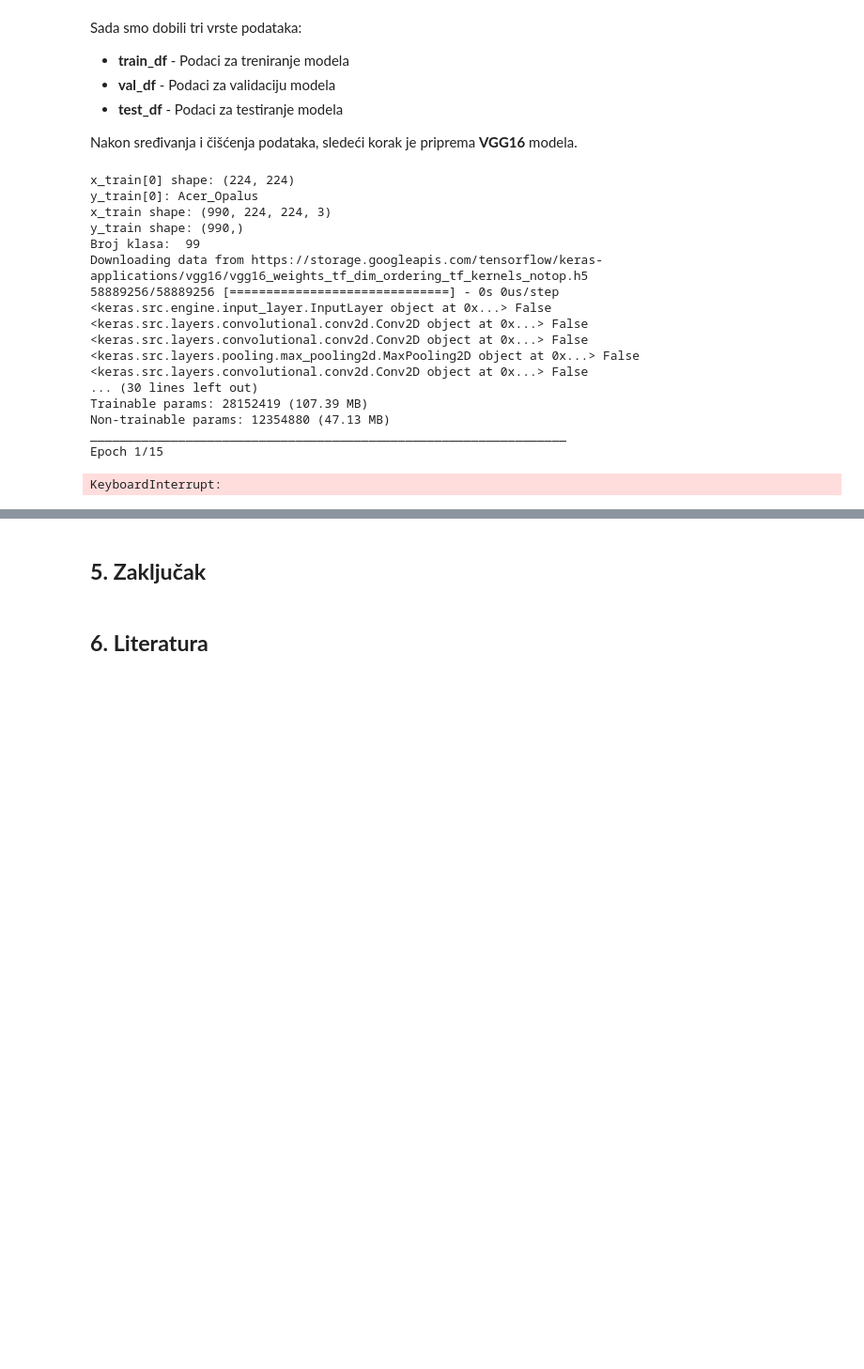
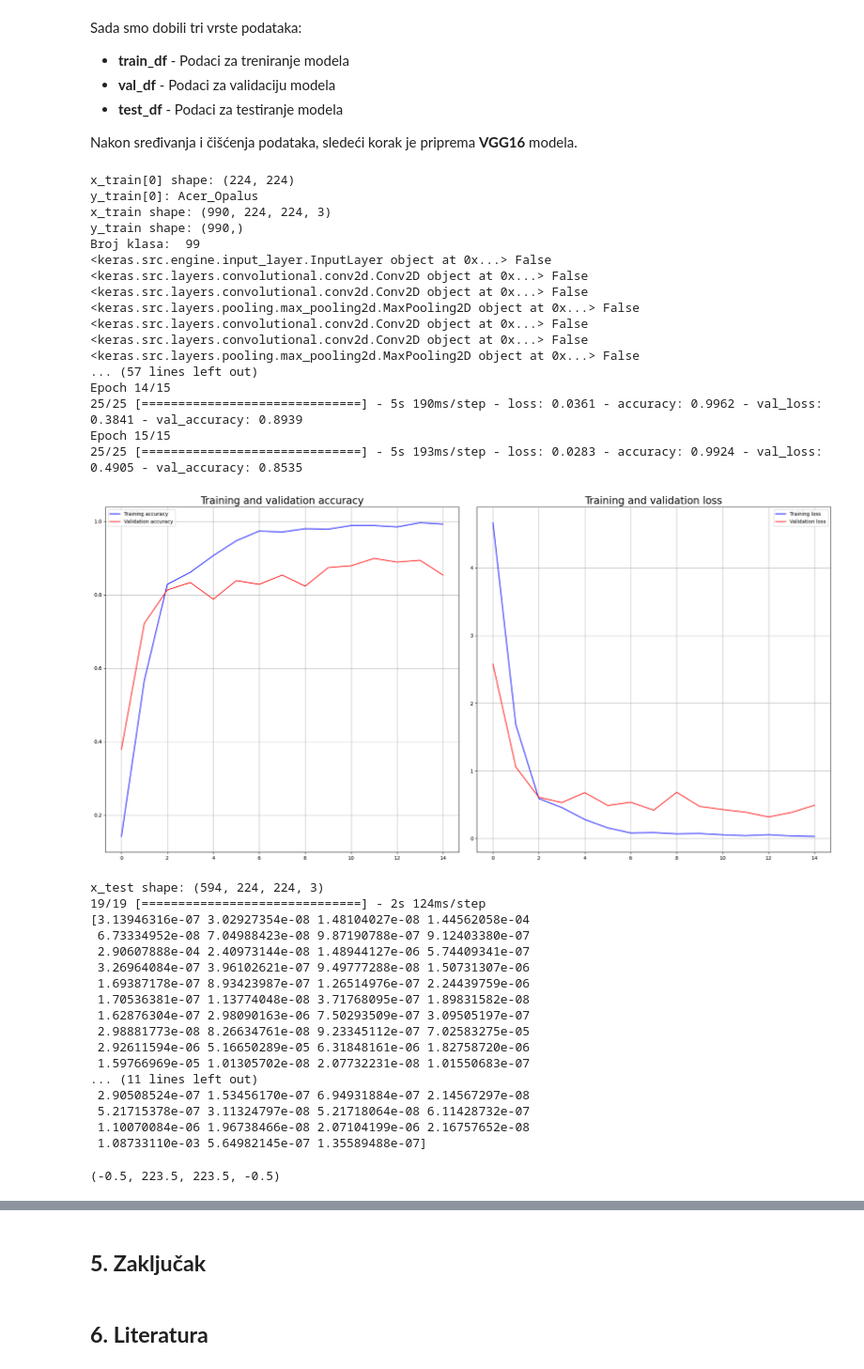
Before and after one commit to DjordjeRadovanovic/PPPO_Projekat_IT39_2020, a Jupyter notebook: PPPO_Projekat_IT39_2020.ipynb, the cells around one changed output, grey strips where cells are left out. Shown at 94% size. Drawn from its saved outputs; the diff is of its cells as text; code cells hidden in the pictures; blank space fills up the shorter version.

```diff
--- a/PPPO_Projekat_IT39_2020.ipynb
+++ b/PPPO_Projekat_IT39_2020.ipynb
@@ -195,23 +90,24 @@ Nakon sređivanja i čišćenja podataka, sledeći korak je priprema **VGG16** m
 import keras
 import pandas as pd
 import numpy as np
-#from sklearn.model_selection import train_test_split
 from sklearn.preprocessing import LabelEncoder
 from keras.applications import VGG16
 from keras.models import Model
 from keras.layers import Dense, Flatten, Dropout
 from keras.optimizers import Adam
-#from keras.applications.vgg16 import preprocess_input
-#from keras.preprocessing import image
 import os
 from PIL import Image
 import matplotlib.pyplot as plt
+
+########################################################################
 
 # Učitavanje podataka iz train.csv u train_df DataFrame
 train_df = pd.read_csv('train.csv')
 
 # Definisanje direktorijuma sa slikama
 img_dir = 'images/'
+
+########################################################################
 
 # Učitavanje i predprocesiranje slika
 def load_and_preprocess_image(image_path):
@@ -220,6 +116,8 @@ def load_and_preprocess_image(image_path):
     img_array = np.asarray(img)
     img_array = img_array / 255.0
     return img_array
+
+########################################################################
 
 # Kreiranje listi sa podacima za treniranje modela
 x_train = []
@@ -240,9 +138,13 @@ for index, row in train_df.iterrows():
     # Dodavanje klase u y_train listu
     y_train.append(species)
 
+########################################################################
+
 # Provera x_train i y_train
 print('x_train[0] shape:', x_train[0].shape)
 print('y_train[0]:', y_train[0])
+
+########################################################################
 
 x_new = []
 for image in x_train:
@@ -253,14 +155,20 @@ x_train = np.array(x_new)
 # Konverzija x_train u odgovarajući oblik - iz (990, 224, 224) u (990, 224, 224, 3)
 x_train = np.repeat(x_train[..., np.newaxis], 3, axis=-1)
 
+########################################################################
+
 # Transformacija labela u numeričke vrednosti, za output
-classes = y_train   #Da bismo sačuvali nazive klasa
+classes_names = sorted(set(y_train)) #Da bismo sačuvali nazive klasa
 y_train = LabelEncoder().fit_transform(y_train)
 y_train = np.array(y_train)
+
+########################################################################
 
 # Prikaz oblika x_train i y_train
 print('x_train shape:', x_train.shape)
 print('y_train shape:', y_train.shape)
+
+########################################################################
 
 # Dobijanje ukupnog broja klasa
 num_classes = train_df['species'].unique().size
@@ -278,6 +186,8 @@ for layer in vgg_conv.layers[:-2]:
 for layer in vgg_conv.layers:
     print(layer, layer.trainable)
 
+########################################################################
+
 # Kreiranje modela - sekvencijalni
 model = keras.Sequential()
 
@@ -293,14 +203,22 @@ model.add(Dense(num_classes, activation='softmax'))
 # Prikazivanje podataka o modelu koji je kreiran
 model.summary()
 
+########################################################################
+
 # Kompilacija modela
 model.compile(optimizer=Adam(learning_rate=0.001), loss='sparse_categorical_crossentropy', metrics=['accuracy'])
+
+########################################################################
 
 # Treniranje modela
 history = model.fit(x_train, y_train, epochs=15, validation_split=0.2, batch_size=32)
 
+########################################################################
+
 # Čuvanje modela
 #model.save('model.keras')
+
+########################################################################
 
 # Krive tačnosti i gubitaka
 acc = history.history['accuracy']
@@ -342,38 +260,66 @@ for index, row in test_df.iterrows():
     id = int(row['id'])                               # bugfix
     img_path = os.path.join(img_dir, f'{id}.jpg')
     img = load_and_preprocess_image(img_path)
     x_test.append(img)
 
 x_new = []
 for image in x_test:
     img_array = np.asarray(image)
     x_new.append(img_array)
 x_test = np.array(x_new)
 
 # Konverzija x_test u odgovarajući oblik - iz (594, 224, 224) u (594, 224, 224, 3)
 x_test = np.repeat(x_test[..., np.newaxis], 3, axis=-1)
 
 # Prikaz oblika x_test
 print('x_test shape:', x_test.shape)
 
 # Klasifikacija novih slika
 y_test = model.predict(x_test)
+
+########################################################################
+
+# Verovatnoće klasa za prvu test sliku
+print(y_test[0])
+
+# Prva test slika
+plt.imshow(x_test[0])
+plt.title(classes_names[np.argmax(y_test[0])])
+plt.axis('off')
 # %% [output]
 x_train[0] shape: (224, 224)
 y_train[0]: Acer_Opalus
 x_train shape: (990, 224, 224, 3)
 y_train shape: (990,)
 Broj klasa:  99
-Downloading data from https://storage.googleapis.com/tensorflow/keras-applications/vgg16/vgg16_weights_tf_dim_ordering_tf_kernels_notop.h5
-58889256/58889256 [==============================] - 0s 0us/step
 <keras.src.engine.input_layer.InputLayer object at 0x...> False
 <keras.src.layers.convolutional.conv2d.Conv2D object at 0x...> False
 <keras.src.layers.convolutional.conv2d.Conv2D object at 0x...> False
 <keras.src.layers.pooling.max_pooling2d.MaxPooling2D object at 0x...> False
 <keras.src.layers.convolutional.conv2d.Conv2D object at 0x...> False
-... (30 lines left out)
-Trainable params: 28152419 (107.39 MB)
-Non-trainable params: 12354880 (47.13 MB)
-_________________________________________________________________
-Epoch 1/15
+<keras.src.layers.convolutional.conv2d.Conv2D object at 0x...> False
+<keras.src.layers.pooling.max_pooling2d.MaxPooling2D object at 0x...> False
+... (57 lines left out)
+Epoch 14/15
+25/25 [==============================] - 5s 190ms/step - loss: 0.0361 - accuracy: 0.9962 - val_loss: 0.3841 - val_accuracy: 0.8939
+Epoch 15/15
+25/25 [==============================] - 5s 193ms/step - loss: 0.0283 - accuracy: 0.9924 - val_loss: 0.4905 - val_accuracy: 0.8535
+[figure, added]
-KeyboardInterrupt:
+x_test shape: (594, 224, 224, 3)
+19/19 [==============================] - 2s 124ms/step
+[3.13946316e-07 3.02927354e-08 1.48104027e-08 1.44562058e-04
+ 6.73334952e-08 7.04988423e-08 9.87190788e-07 9.12403380e-07
+ 2.90607888e-04 2.40973144e-08 1.48944127e-06 5.74409341e-07
+ 3.26964084e-07 3.96102621e-07 9.49777288e-08 1.50731307e-06
+ 1.69387178e-07 8.93423987e-07 1.26514976e-07 2.24439759e-06
+ 1.70536381e-07 1.13774048e-08 3.71768095e-07 1.89831582e-08
+ 1.62876304e-07 2.98090163e-06 7.50293509e-07 3.09505197e-07
+ 2.98881773e-08 8.26634761e-08 9.23345112e-07 7.02583275e-05
+ 2.92611594e-06 5.16650289e-05 6.31848161e-06 1.82758720e-06
+ 1.59766969e-05 1.01305702e-08 2.07732231e-08 1.01550683e-07
+... (11 lines left out)
+ 2.90508524e-07 1.53456170e-07 6.94931884e-07 2.14567297e-08
+ 5.21715378e-07 3.11324797e-08 5.21718064e-08 6.11428732e-07
+ 1.10070084e-06 1.96738466e-08 2.07104199e-06 2.16757652e-08
+ 1.08733110e-03 5.64982145e-07 1.35589488e-07]
+(-0.5, 223.5, 223.5, -0.5)
```
Also changed, not shown: parts of 12 cells of this notebook.
